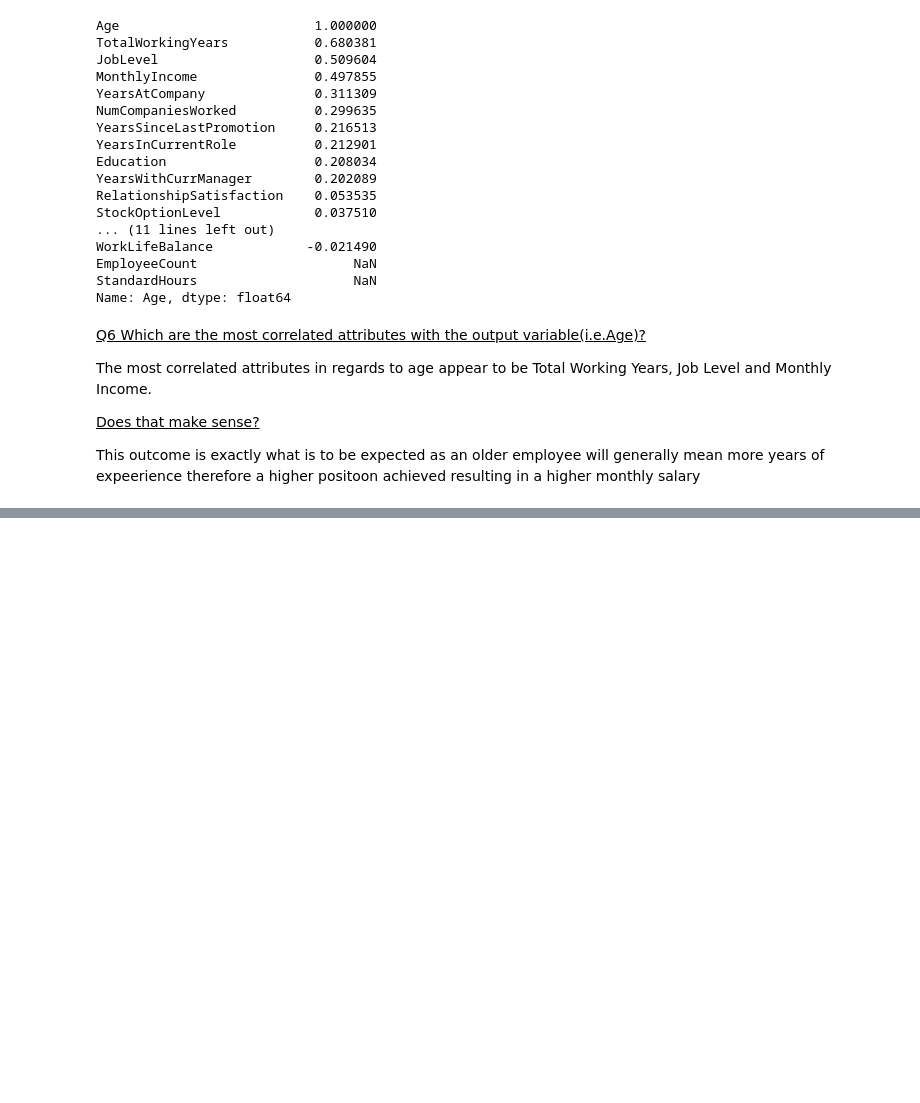
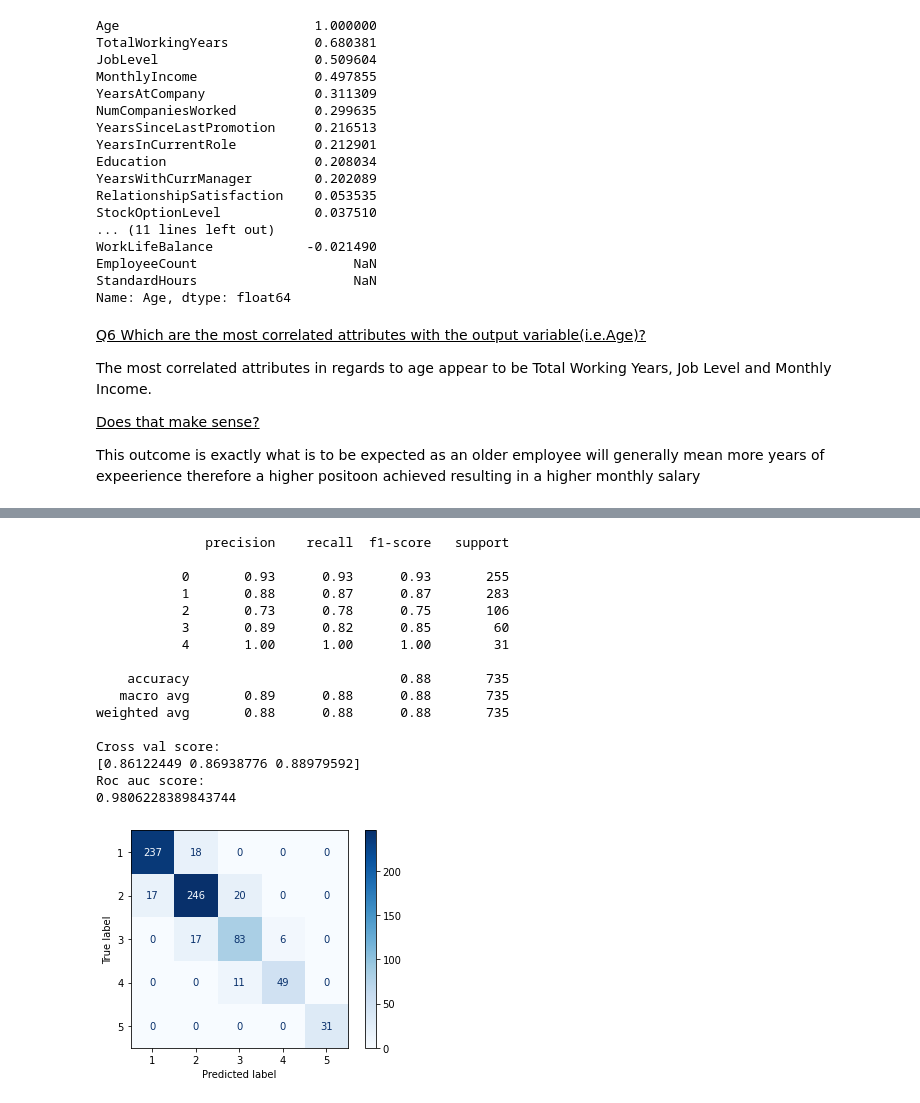
Before and after one commit to Darcinn/F21DL, a Jupyter notebook: Notebooks/Lab 2/Lab-2.ipynb, the cells around one changed output, grey strips where cells are left out. Cells and saved outputs as stored; diff of their text form; code cells hidden in the pictures; blank space fills up the shorter version.

```diff
--- a/Notebooks/Lab 2/Lab-2.ipynb
+++ b/Notebooks/Lab 2/Lab-2.ipynb
@@ -378,0 +352,20 @@ Sklearn provides two transformer functions for this
+# %%
+test_accuracy(top_five_features, employees["JobLevel"])
+# %% [output]
+              precision    recall  f1-score   support
+
+           0       0.93      0.93      0.93       255
+           1       0.88      0.87      0.87       283
+           2       0.73      0.78      0.75       106
+           3       0.89      0.82      0.85        60
+           4       1.00      1.00      1.00        31
+
+    accuracy                           0.88       735
+   macro avg       0.89      0.88      0.88       735
+weighted avg       0.88      0.88      0.88       735
+
+Cross val score:
+[0.86122449 0.86938776 0.88979592]
+Roc auc score:
+0.9806228389843744
+[figure, added]
```
Also changed, not shown: parts of 51 cells of this notebook.
